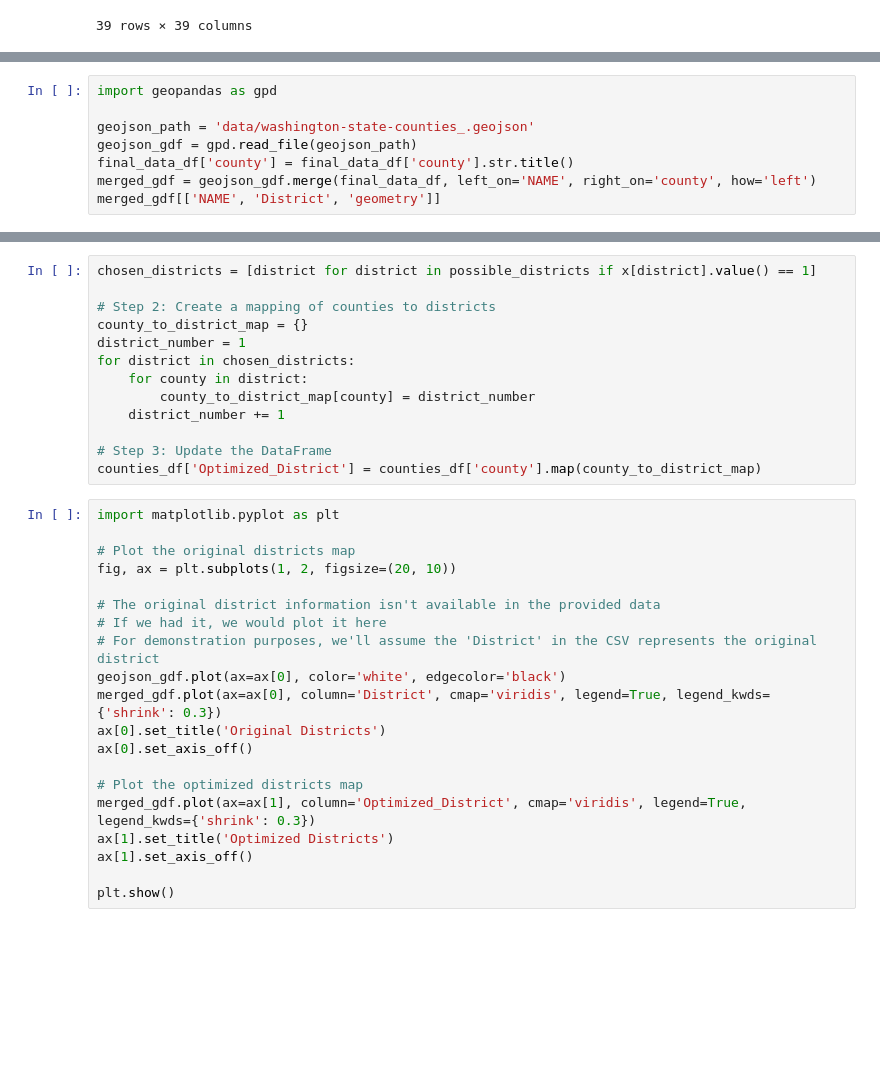
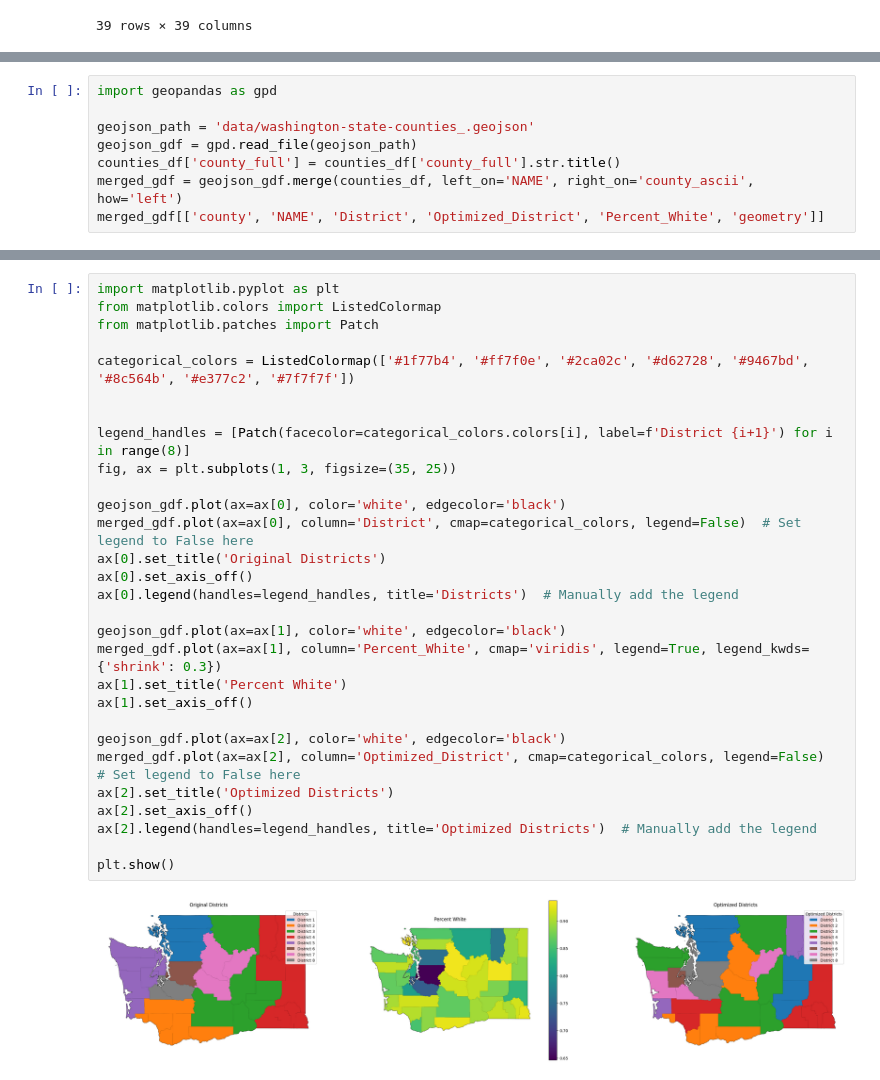
Before and after one commit to MichaelRocchio/MSDS_460, a Jupyter notebook: Group_Assign2/Assign2_final.ipynb, the cells around one changed output, grey strips where cells are left out. Saved outputs shown, nothing was run; the diff lists cells and outputs as text; blank space fills up the shorter version.

```diff
--- a/Group_Assign2/Assign2_final.ipynb
+++ b/Group_Assign2/Assign2_final.ipynb
@@ -440,7 +346,7 @@ import geopandas as gpd
 
 geojson_path = 'data/washington-state-counties_.geojson'
 geojson_gdf = gpd.read_file(geojson_path)
-final_data_df['county'] = final_data_df['county'].str.title()
-merged_gdf = geojson_gdf.merge(final_data_df, left_on='NAME', right_on='county', how='left')
-merged_gdf[['NAME', 'District', 'geometry']]
+counties_df['county_full'] = counties_df['county_full'].str.title()
+merged_gdf = geojson_gdf.merge(counties_df, left_on='NAME', right_on='county_ascii', how='left')
+merged_gdf[['county', 'NAME', 'District', 'Optimized_District', 'Percent_White', 'geometry']]
 # %% [output]
@@ -448,33 +370,31 @@ DriverError: /mnt/data/washington-state-counties_.geojson: No such file or direc
-# %%
-chosen_districts = [district for district in possible_districts if x[district].value() == 1]
-
-# Step 2: Create a mapping of counties to districts
-county_to_district_map = {}
-district_number = 1
-for district in chosen_districts:
-    for county in district:
-        county_to_district_map[county] = district_number
-    district_number += 1
-
-# Step 3: Update the DataFrame
-counties_df['Optimized_District'] = counties_df['county'].map(county_to_district_map)
-# %%
-import matplotlib.pyplot as plt
-
-# Plot the original districts map
-fig, ax = plt.subplots(1, 2, figsize=(20, 10))
-
-# The original district information isn't available in the provided data
-# If we had it, we would plot it here
-# For demonstration purposes, we'll assume the 'District' in the CSV represents the original district
-geojson_gdf.plot(ax=ax[0], color='white', edgecolor='black')
-merged_gdf.plot(ax=ax[0], column='District', cmap='viridis', legend=True, legend_kwds={'shrink': 0.3})
-ax[0].set_title('Original Districts')
-ax[0].set_axis_off()
-
-# Plot the optimized districts map
-merged_gdf.plot(ax=ax[1], column='Optimized_District', cmap='viridis', legend=True, legend_kwds={'shrink': 0.3})
-ax[1].set_title('Optimized Districts')
-ax[1].set_axis_off()
-
-plt.show()
+# %%
+import matplotlib.pyplot as plt
+from matplotlib.colors import ListedColormap
+from matplotlib.patches import Patch
+
+categorical_colors = ListedColormap(['#1f77b4', '#ff7f0e', '#2ca02c', '#d62728', '#9467bd', '#8c564b', '#e377c2', '#7f7f7f'])
+
+
+legend_handles = [Patch(facecolor=categorical_colors.colors[i], label=f'District {i+1}') for i in range(8)]
+fig, ax = plt.subplots(1, 3, figsize=(35, 25))
+
+geojson_gdf.plot(ax=ax[0], color='white', edgecolor='black')
+merged_gdf.plot(ax=ax[0], column='District', cmap=categorical_colors, legend=False)  # Set legend to False here
+ax[0].set_title('Original Districts')
+ax[0].set_axis_off()
+ax[0].legend(handles=legend_handles, title='Districts')  # Manually add the legend
+
+geojson_gdf.plot(ax=ax[1], color='white', edgecolor='black')
+merged_gdf.plot(ax=ax[1], column='Percent_White', cmap='viridis', legend=True, legend_kwds={'shrink': 0.3})
+ax[1].set_title('Percent White')
+ax[1].set_axis_off()
+
+geojson_gdf.plot(ax=ax[2], color='white', edgecolor='black')
+merged_gdf.plot(ax=ax[2], column='Optimized_District', cmap=categorical_colors, legend=False)  # Set legend to False here
+ax[2].set_title('Optimized Districts')
+ax[2].set_axis_off()
+ax[2].legend(handles=legend_handles, title='Optimized Districts')  # Manually add the legend
+
+plt.show()
+# %% [output]
+[figure, added]
```
Also changed, not shown: parts of 6 cells of this notebook.
